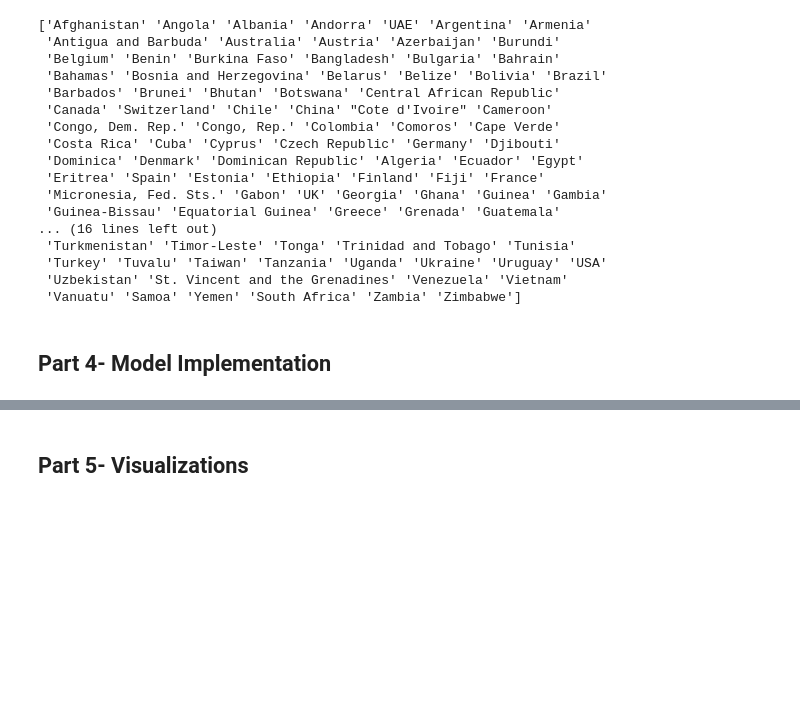
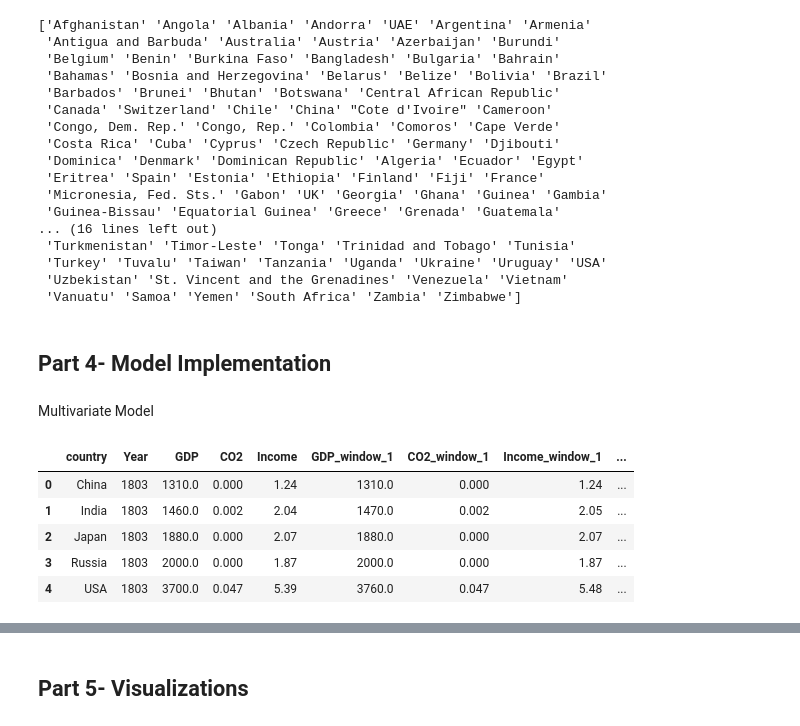
Before and after one commit to cj-sz/cmsc-320-final-project, a Jupyter notebook: project.ipynb, the cells around one changed output, grey strips where cells are left out. Saved outputs shown, nothing was run; the diff lists cells and outputs as text; code cells hidden in the pictures; blank space fills up the shorter version.

Commit message:
Created four datasets for multivariate models

```diff
--- a/project.ipynb
+++ b/project.ipynb
@@ -327,3 +327,56 @@ print(co2_percap['country'].unique())
  'Vanuatu' 'Samoa' 'Yemen' 'South Africa' 'Zambia' 'Zimbabwe']
 # %% [markdown]
 ## Part 4- Model Implementation
+# %% [markdown]
+Multivariate Model
+# %%
+from functools import reduce
+
+def create_multivariate_dataset(dataframes, country_set, windows=1):
+    # Convert wide format to long format and merge
+    df_list = []
+    for name, df in dataframes.items():
+        # Melt the dataframe to convert from wide to long format
+        df_long = df.melt(id_vars='country', var_name='Year', value_name=name)
+        # Convert 'Year' to integer for consistent merging
+        df_long['Year'] = df_long['Year'].astype(int)
+        # Filter based on country set
+        df_long = df_long[df_long['country'].isin(country_set)]
+        df_list.append(df_long)
+
+    # Merge the dataframes on 'country' and 'Year'
+    df_final = reduce(lambda left, right: pd.merge(left, right, on=['country', 'Year']), df_list)
+
+    # Create windowed features
+    for window in range(1, windows + 1):
+        for col in ['GDP', 'CO2', 'Income']:
+            df_final[f'{col}_window_{window}'] = df_final.groupby('country')[col].shift(window)
+
+    # Drop rows with NaN values (from shifting for windows)
+    df_final = df_final.dropna()
+
+    # Prepare target variable (next year GDP)
+    df_final['GDP_next'] = df_final.groupby('country')['GDP'].shift(-1)
+    df_final = df_final.dropna(subset=['GDP_next'])  # Ensure no NaN in target
+
+    # Reset indices
+    df_final.reset_index(drop=True, inplace=True)
+
+    return df_final
+
+# Create a dictionary of the three dataframes
+dfs = {'GDP': gdp_percap, 'CO2': co2_percap, 'Income': inc_day}
+
+# Set the window size to be used for all datasets
+window = 3
+# %%
+# Create and display dataset for high emission countries
+high_emission_data = create_multivariate_dataset(dfs, limiting_criteria_sets[0][1], window)
+high_emission_data.head()
+# %% [output]
+|  | country | Year | GDP | CO2 | Income | GDP_window_1 | CO2_window_1 | Income_window_1 | ... |
+| 0 | China | 1803 | 1310.0 | 0.000 | 1.24 | 1310.0 | 0.000 | 1.24 | ... |
+| 1 | India | 1803 | 1460.0 | 0.002 | 2.04 | 1470.0 | 0.002 | 2.05 | ... |
+| 2 | Japan | 1803 | 1880.0 | 0.000 | 2.07 | 1880.0 | 0.000 | 2.07 | ... |
+| 3 | Russia | 1803 | 2000.0 | 0.000 | 1.87 | 2000.0 | 0.000 | 1.87 | ... |
+| 4 | USA | 1803 | 3700.0 | 0.047 | 5.39 | 3760.0 | 0.047 | 5.48 | ... |
```
Also changed, not shown: parts of 5 cells of this notebook.
